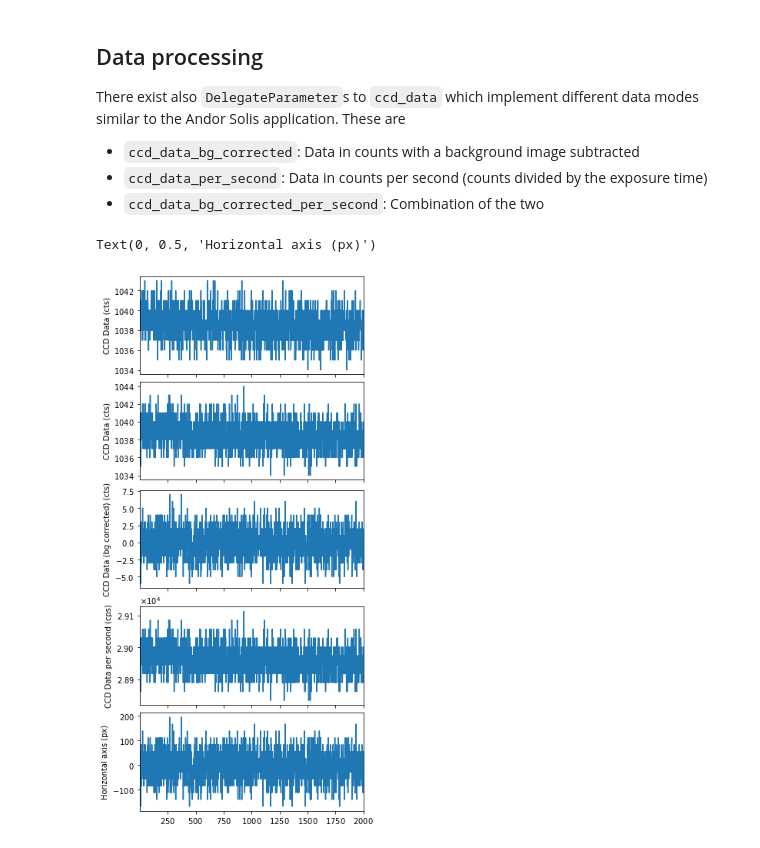
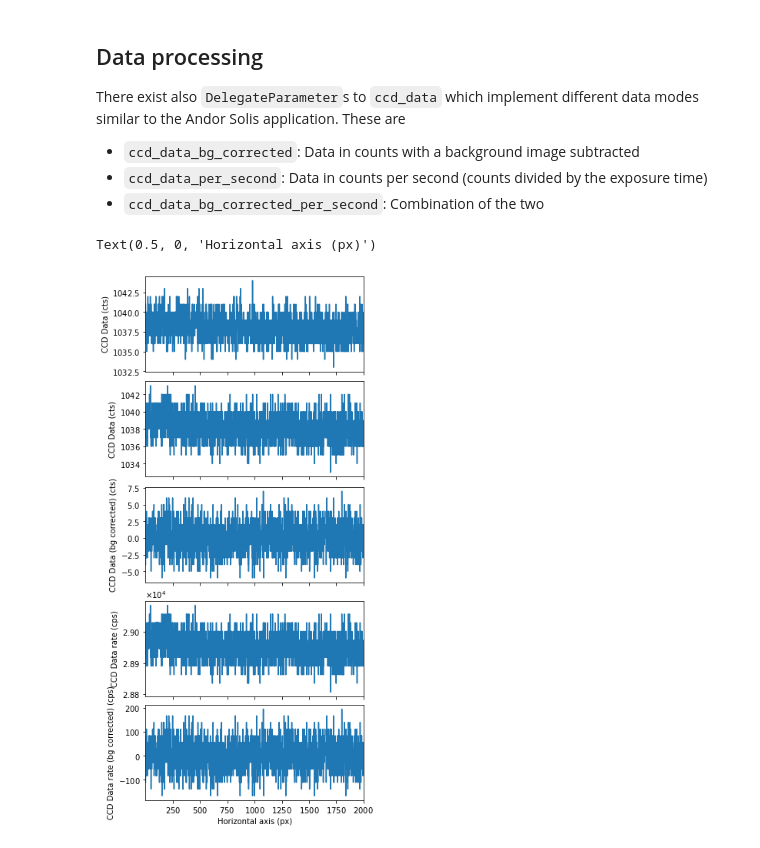
Before and after one commit to QCoDeS/Qcodes_contrib_drivers, a Jupyter notebook: docs/examples/Andor_iDus4xx.ipynb, the cells around one changed output. Saved outputs shown, nothing was run; the diff lists cells and outputs as text; code cells hidden in the pictures.

```diff
--- a/docs/examples/Andor_iDus4xx.ipynb
+++ b/docs/examples/Andor_iDus4xx.ipynb
@@ -192,23 +228,23 @@ There exist also `DelegateParameter`s to `ccd_data` which implement different da
 # %%
 ccd.acquisition_mode('single scan')
 ccd.read_mode('full vertical binning')
 ccd.exposure_time(0.)
 
 fig, ax = plt.subplots(5, sharex=True, layout='constrained', figsize=(5, 10))
 ax[0].plot(ccd.ccd_data.setpoints[0].get(), ccd.background.get())
 ax[0].set_ylabel(axis_label(ccd.background))
 ax[1].plot(ccd.ccd_data.setpoints[0].get(), ccd.ccd_data.get())
 ax[1].set_ylabel(axis_label(ccd.ccd_data))
 ax[2].plot(ccd.ccd_data.setpoints[0].get(), ccd.ccd_data_bg_corrected.get_latest())
 ax[2].set_ylabel(axis_label(ccd.ccd_data_bg_corrected))
-ax[3].plot(ccd.ccd_data.setpoints[0].get(), ccd.ccd_data_per_second.get_latest())
-ax[3].set_ylabel(axis_label(ccd.ccd_data_per_second))
-ax[4].plot(ccd.ccd_data.setpoints[0].get(), ccd.ccd_data_bg_corrected_per_second.get_latest())
-ax[4].set_ylabel(axis_label(ccd.ccd_data_bg_corrected_per_second))
+ax[3].plot(ccd.ccd_data.setpoints[0].get(), ccd.ccd_data_rate.get_latest())
+ax[3].set_ylabel(axis_label(ccd.ccd_data_rate))
+ax[4].plot(ccd.ccd_data.setpoints[0].get(), ccd.ccd_data_rate_bg_corrected.get_latest())
+ax[4].set_ylabel(axis_label(ccd.ccd_data_rate_bg_corrected))
 ax[4].set_xlabel(axis_label(ccd.ccd_data.setpoints[0]))
 # %% [output]
-Text(0, 0.5, 'Horizontal axis (px)')
+Text(0.5, 0, 'Horizontal axis (px)')
-[figure, old version]
+[figure, new version]
 # %%
 ccd.warm_up()
 ccd.close()
```
Also changed, not shown: parts of 23 cells of this notebook.
